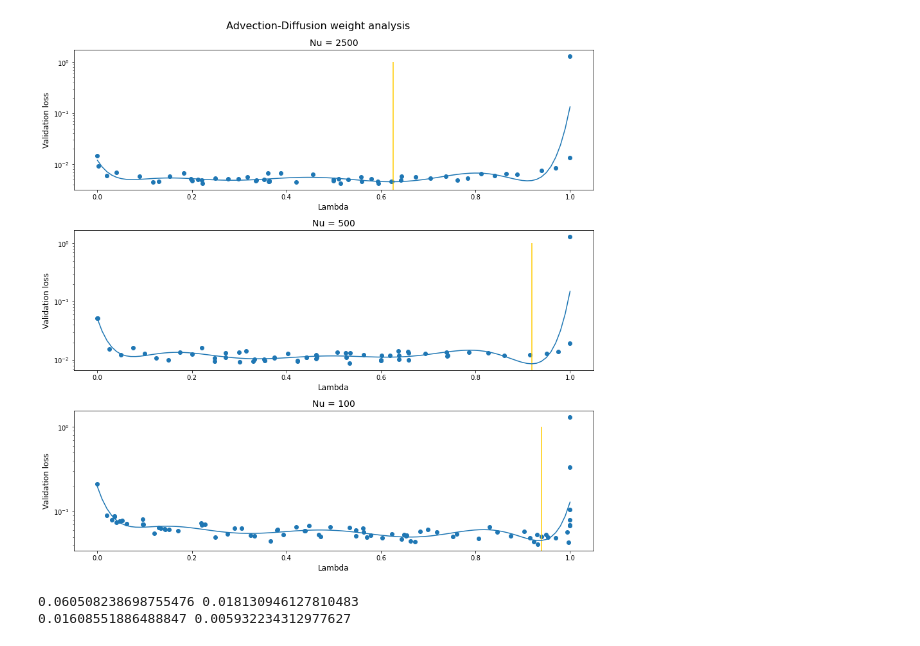
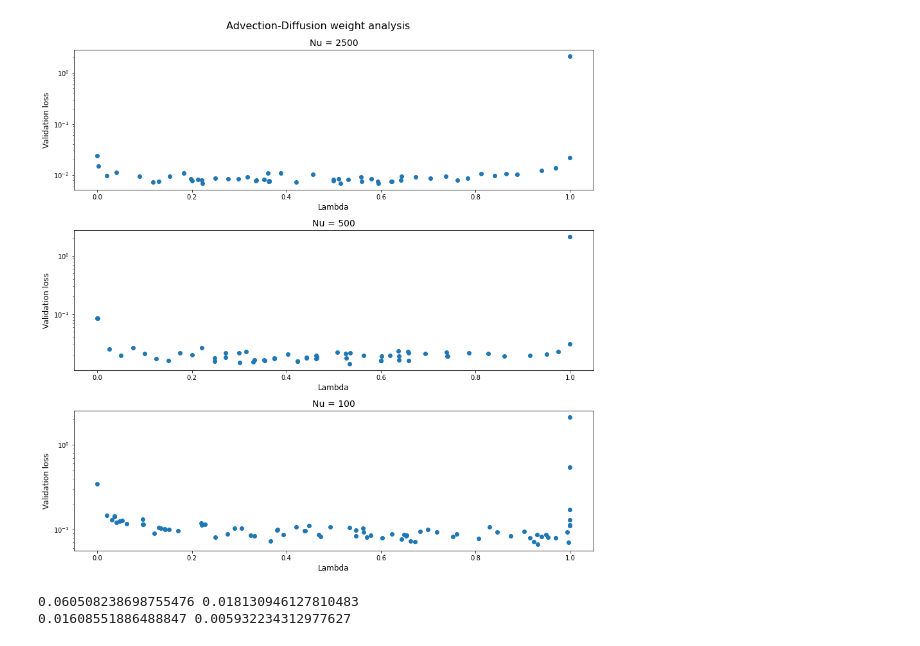
Before and after one commit to Inria-Chile/assessing-pinns-ocean-modelling, a Jupyter notebook: Plots/AdvDif.ipynb, the cells around one changed output. Saved outputs shown, nothing was run; the diff lists cells and outputs as text; code cells hidden in the pictures.

```diff
--- a/Plots/AdvDif.ipynb
+++ b/Plots/AdvDif.ipynb
@@ -17,41 +17,41 @@ def plot(ax, df, title):
     ax.set_title(title, fontsize=14)
     ax.set_yscale('log')
     ax.set_xlabel('Lambda', fontsize=12)
     ax.set_ylabel('Validation loss', fontsize=12)
 
     #z = np.poly1d(np.polyfit(x, np.log(y), 4))
     #xhat = np.linspace(np.min(x), np.max(x), 100)
     #ax.plot(xhat, np.exp(z(xhat)))
 
     #kernel = RBF(1.0) + WhiteKernel(10.0, (1e-15,1e3))
     #model = GaussianProcessRegressor(kernel=kernel, n_restarts_optimizer=10, alpha=0.1, normalize_y=True)
-    bias = np.min(np.log(y))
+    #bias = np.min(np.log(y))
     #model.fit(x[:-1], np.log(y[:-1])-bias)
 
-    poly = PolynomialFeatures(degree=8)
-    model = LinearRegression().fit(poly.fit_transform(x), np.log(y)-bias)
+    #poly = PolynomialFeatures(degree=2)
+    #model = LinearRegression().fit(poly.fit_transform(x), np.log(y)-bias)
 
     xhat = np.linspace(np.min(x), np.max(x), 100).reshape(-1,1)
-    yhat = model.predict(poly.fit_transform(xhat))
-    ax.plot(xhat, np.exp(yhat+bias))
+    #yhat = model.predict(poly.fit_transform(xhat))
+    #ax.plot(xhat, np.exp(yhat+bias))
     #ax.fill_between(xhat[:,0], np.exp(yhat[0]-yhat[1]+bias), np.exp(yhat[0]+yhat[1]+bias), facecolor='#F0F8FF')
 
-    low = np.argmin(yhat)
-    ax.vlines(xhat[low], 0.0, 1.0, color='#FFCC00')
+    #low = np.argmin(yhat)
+    #ax.vlines(xhat[low], 0.0, 1.0, color='#FFCC00')
 
     ax.scatter(x, y)
 
 Nu2500 = pd.read_csv('advdif_Nu2500.csv')[1:]
 Nu500 = pd.read_csv('advdif_Nu500.csv')[1:]
 Nu100 = pd.read_csv('advdif_Nu100.csv')[1:]
 
 fig, ax = plt.subplots(3,1, figsize=(12,12), constrained_layout=True, squeeze=False, facecolor='white')
 fig.suptitle('Advection-Diffusion weight analysis', fontsize=16)
 plot(ax[0,0], Nu2500, 'Nu = 2500')
 plot(ax[1,0], Nu500, 'Nu = 500')
 plot(ax[2,0], Nu100, 'Nu = 100')
 # %% [output]
-[figure, old version]
+[figure, new version]
 # %%
 df = pd.read_csv('advdif_robustness.csv')
 
```
Also changed, not shown: 9 other files.
